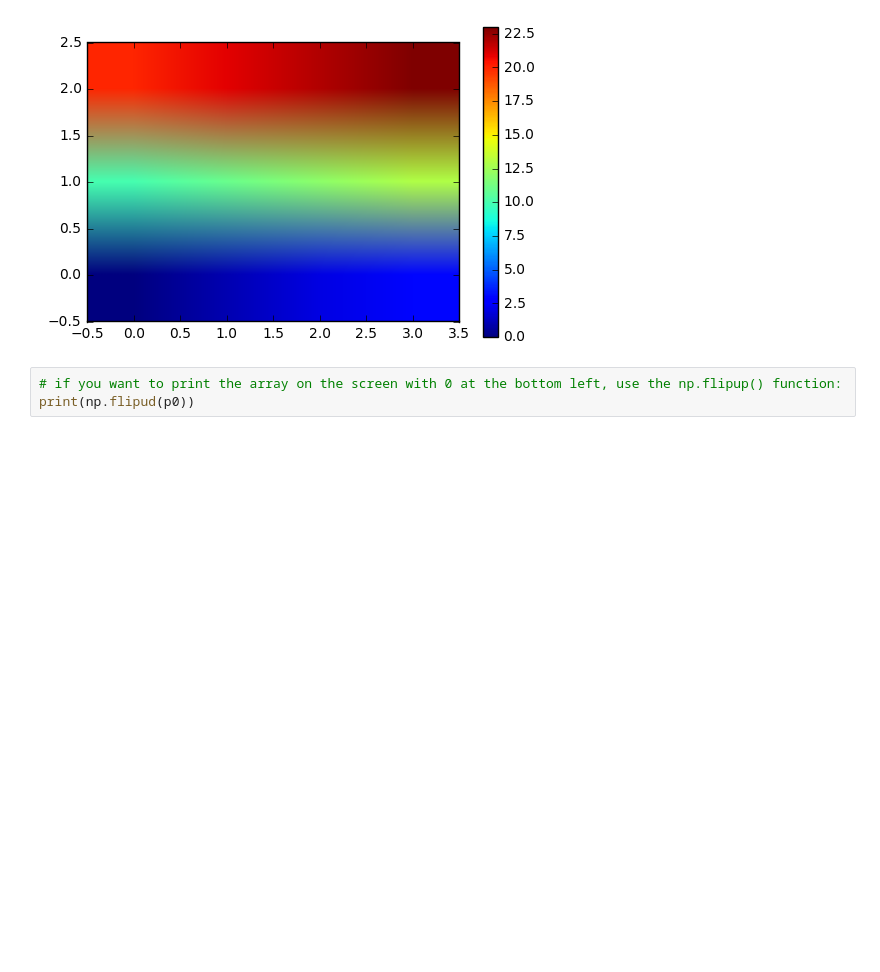
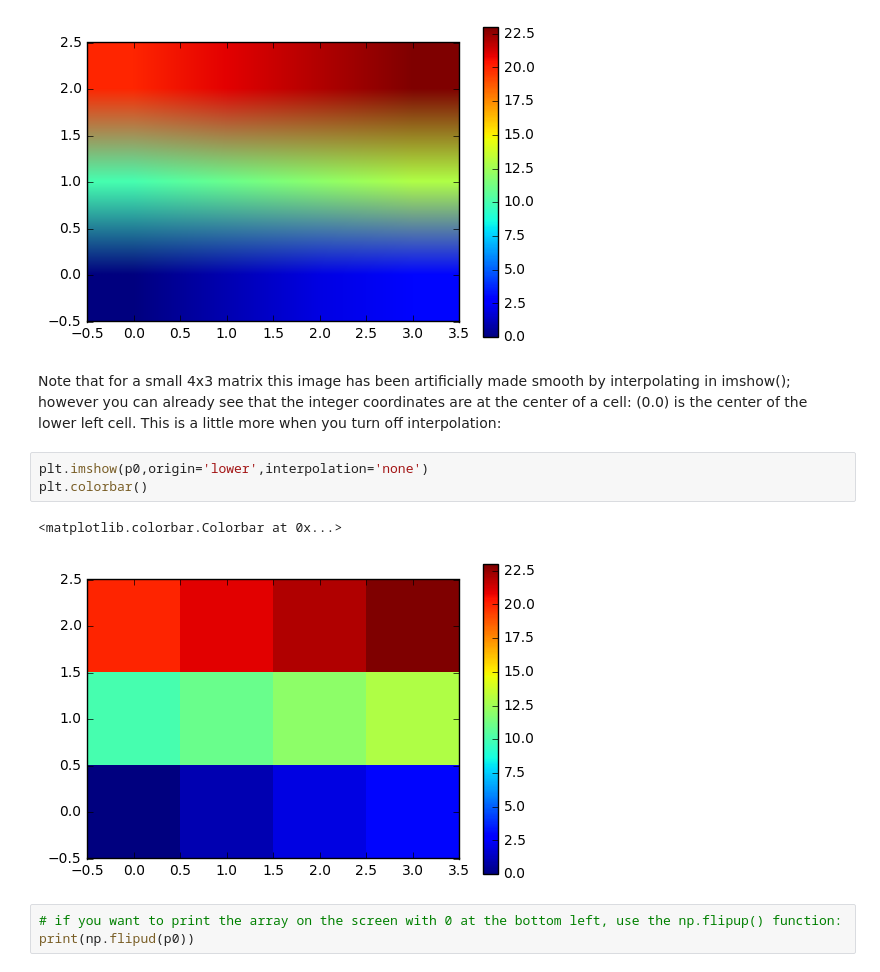
Before and after one commit to teuben/astr288p-fall16, a Jupyter notebook: notebooks/05-images.ipynb, the cells around one changed output. Cells and saved outputs as stored; diff of their text form; blank space fills up the shorter version.

```diff
--- a/notebooks/05-images.ipynb
+++ b/notebooks/05-images.ipynb
@@ -74,6 +77,14 @@ plt.colorbar()
  [ 20.  21.  22.  23.]]
 <matplotlib.colorbar.Colorbar at 0x...>
 [figure]
+# %% [markdown]
+Note that for a small 4x3 matrix this image has been artificially made smooth by interpolating in imshow(); however you can already see that the integer coordinates are at the center of a cell:  (0.0) is the center of the lower left cell. This is a little more when you turn off interpolation:
+# %%
+plt.imshow(p0,origin='lower',interpolation='none')
+plt.colorbar()
+# %% [output]
+<matplotlib.colorbar.Colorbar at 0x...>
+[figure, added]
 # %%
 # if you want to print the array on the screen with 0 at the bottom left, use the np.flipup() function:
 print(np.flipud(p0))
```
Also changed, not shown: parts of 6 cells of this notebook.
